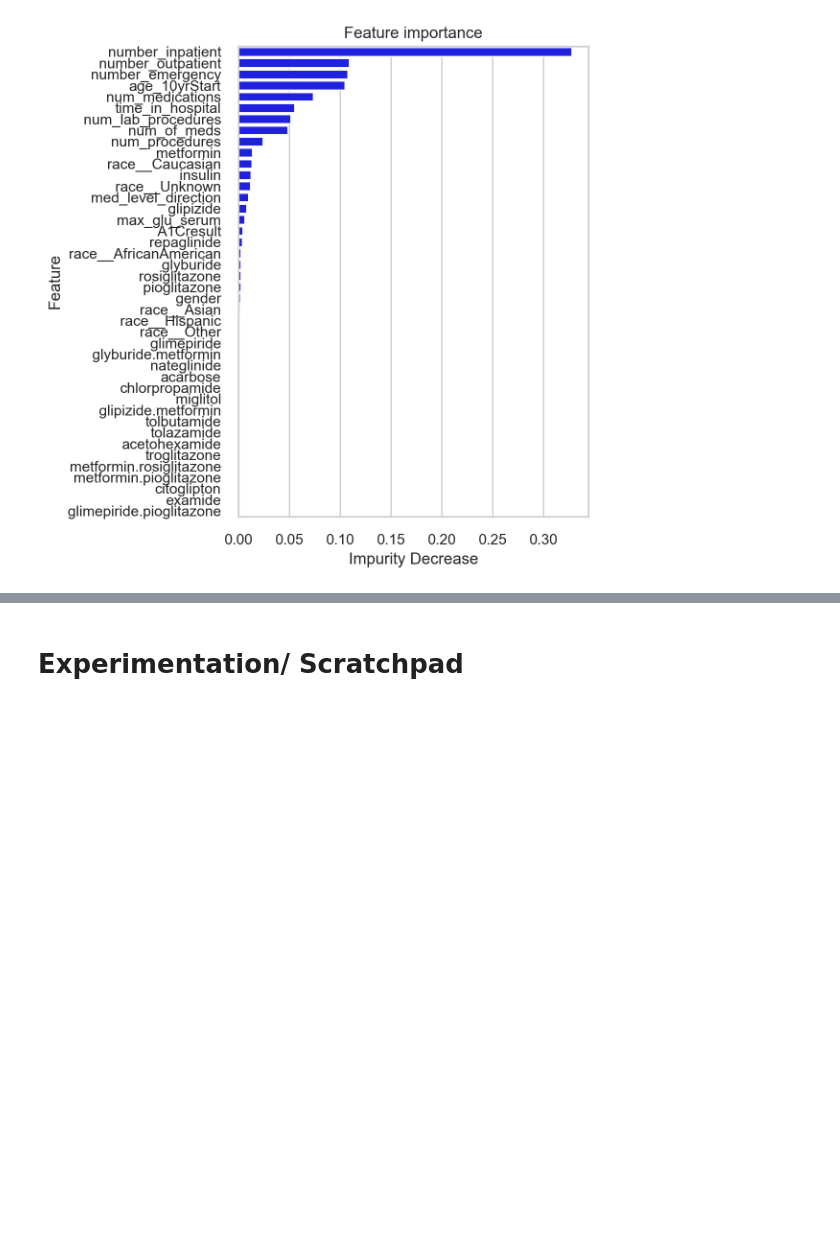
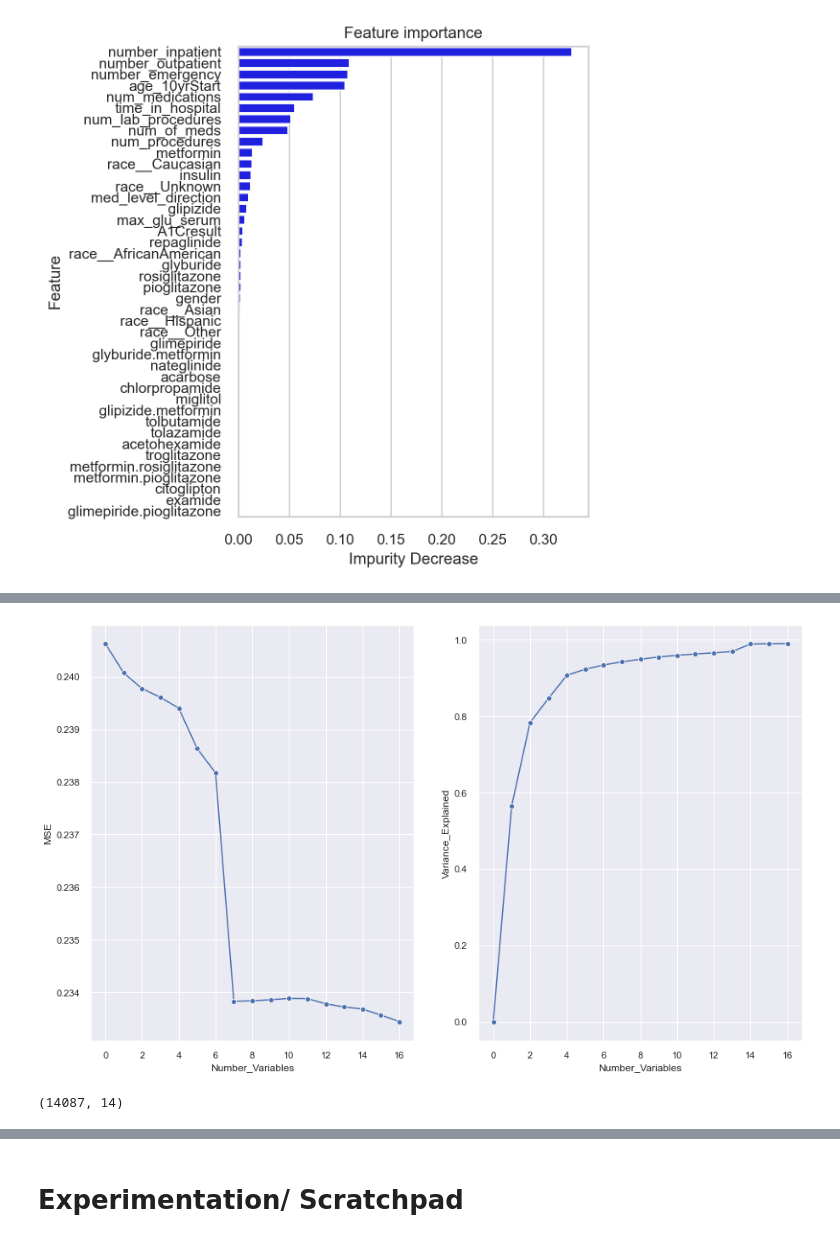
Before and after one commit to bcullinan32/ML_Course, a Jupyter notebook: Class-Data-Clean-Up.ipynb, the cells around one changed output, grey strips where cells are left out. Cells and saved outputs as stored; diff of their text form; code cells hidden in the pictures; blank space fills up the shorter version.

Commit message:
Added skeleton of PCA - don't understand results yet

```diff
--- a/Class-Data-Clean-Up.ipynb
+++ b/Class-Data-Clean-Up.ipynb
@@ -563,0 +618,4 @@ fig.show()
+# %%
+relFeatList = PCA_relevant_features.index.values.tolist()
+PCA_df = tempModelingDF[relFeatList]
+PCA_df
@@ -563,0 +665,21 @@ fig.show()
+# %%
+# PCA -- CV
+upper = len(PredictorVar)
+row =[]
+pca_Result = pd.DataFrame(columns = ["Number_Variables","MSE",'RMSE',"Variance_Explained"])
+kf = model_selection.KFold( n_splits=10, shuffle=True, random_state=1)
+
+# Function Call To prep train/test
+
+for i in range(upper):
+    x_train, x_test, y_train, y_test, pca, x  = testTrainSplit_PCA(df, PredictorVar[:i+1], ResponseVar)
+    regr = LinearRegression()
+    regr.fit(x_train, y_train)
+    score = -1*model_selection.cross_val_score(regr, x_test, y_test, cv=kf,
+                                               scoring='neg_mean_squared_error').mean()
+    varExplained = 1-(pca.explained_variance_ratio_[i])
+    RMSE = np.sqrt(score)
+    row = [i,score,RMSE,varExplained]
+    df_length = len(pca_Result)
+    pca_Result.loc[df_length] = row
+pca_Result
@@ -563,0 +705,30 @@ fig.show()
+# %%
+# PCA -- plot
+sns.set_style("whitegrid")
+sns.set(rc = {'figure.figsize':(5,5)})
+fig, (ax1,ax2) = plt.subplots(ncols=2,sharex=True, sharey=False, figsize=(15,9))
+
+sns.lineplot(
+    data=pca_Result, ax=ax1,
+    x="Number_Variables", y="MSE",
+    marker="o", dashes=False)
+
+sns.lineplot(
+    data=pca_Result, ax=ax2,
+    x="Number_Variables", y="Variance_Explained",
+    marker="o", dashes=False)
+#ax.set_ylabel("Error Rate")
+#ax.set_xlabel("Depth")
+plt.show()
+#plt.savefig('Figures/PCA.png')
+# %% [output]
+[figure, added]
+# %%
+# PCA -- Interpret Results -- Transform Results
+pca_BestM = PCA(n_components=0.8, random_state=1) #temp: replaced n_components=upper
+X_scaled = scale(x_test)
+pca_BestM.fit(X_scaled)
+X_pca_bestM = pca_BestM.transform(X_scaled)
+X_pca_bestM.shape
+# %% [output]
+(14087, 14)
```
Also changed, not shown: parts of 22 cells of this notebook.
